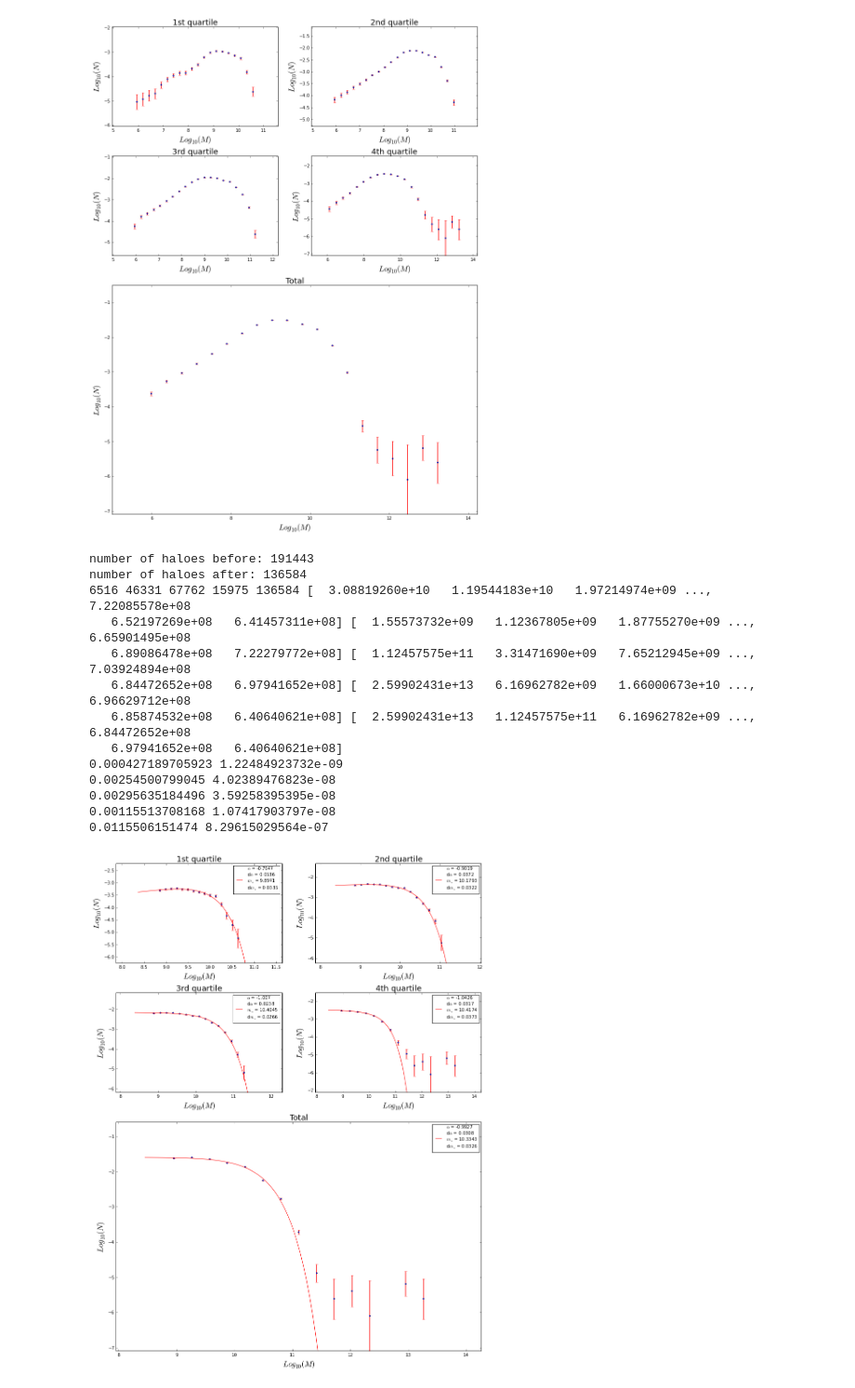
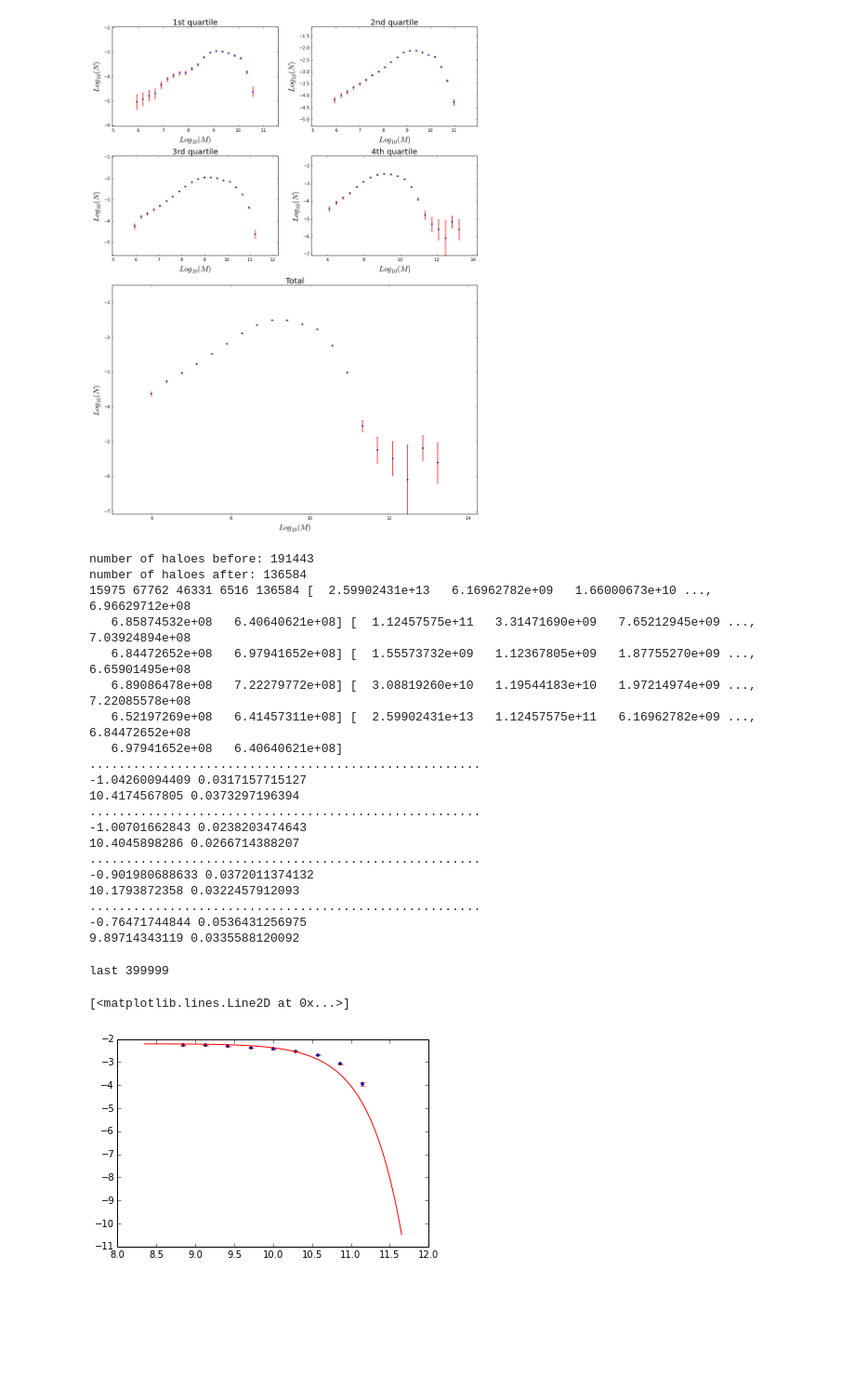
Before and after one commit to jdprada1760/Cornell_Summer, a Jupyter notebook: Illustris_Run/Code/Illustris quartiles.ipynb, the cells around one changed output. Shown at 93% size. Saved outputs shown, nothing was run; the diff lists cells and outputs as text; code cells hidden in the pictures; blank space fills up the shorter version.

```diff
--- a/Illustris_Run/Code/Illustris quartiles.ipynb
+++ b/Illustris_Run/Code/Illustris quartiles.ipynb
@@ -278,19 +376,25 @@ number of haloes after: 191443
 # %%
 loadTweb("../data/twEnv/Tweb1.csv",3.0,1,10**(8.8))
 #histo(15)
-SchtrGraph(15)
+alph,dalph,ms,dms = SchtrGraph2(15)
 # %% [output]
 number of haloes before: 191443
 number of haloes after: 136584
-6516 46331 67762 15975 136584 [  3.08819260e+10   1.19544183e+10   1.97214974e+09 ...,   7.22085578e+08
-   6.52197269e+08   6.41457311e+08] [  1.55573732e+09   1.12367805e+09   1.87755270e+09 ...,   6.65901495e+08
-   6.89086478e+08   7.22279772e+08] [  1.12457575e+11   3.31471690e+09   7.65212945e+09 ...,   7.03924894e+08
-   6.84472652e+08   6.97941652e+08] [  2.59902431e+13   6.16962782e+09   1.66000673e+10 ...,   6.96629712e+08
-   6.85874532e+08   6.40640621e+08] [  2.59902431e+13   1.12457575e+11   6.16962782e+09 ...,   6.84472652e+08
+15975 67762 46331 6516 136584 [  2.59902431e+13   6.16962782e+09   1.66000673e+10 ...,   6.96629712e+08
+   6.85874532e+08   6.40640621e+08] [  1.12457575e+11   3.31471690e+09   7.65212945e+09 ...,   7.03924894e+08
+   6.84472652e+08   6.97941652e+08] [  1.55573732e+09   1.12367805e+09   1.87755270e+09 ...,   6.65901495e+08
+   6.89086478e+08   7.22279772e+08] [  3.08819260e+10   1.19544183e+10   1.97214974e+09 ...,   7.22085578e+08
+   6.52197269e+08   6.41457311e+08] [  2.59902431e+13   1.12457575e+11   6.16962782e+09 ...,   6.84472652e+08
    6.97941652e+08   6.40640621e+08]
-0.000427189705923 1.22484923732e-09
-0.00254500799045 4.02389476823e-08
-0.00295635184496 3.59258395395e-08
-0.00115513708168 1.07417903797e-08
-0.0115506151474 8.29615029564e-07
+......................................................
+-1.04260094409 0.0317157715127
+10.4174567805 0.0373297196394
+......................................................
+-1.00701662843 0.0238203474643
+10.4045898286 0.0266714388207
+......................................................
+-0.901980688633 0.0372011374132
+10.1793872358 0.0322457912093
+......................................................
+-0.76471744844 0.0536431256975
+9.89714343119 0.0335588120092
-[figure, removed]
@@ -296,0 +463,20 @@ number of haloes after: 136584
+# %%
+tmp = histog(log10(q1),15)
+tmp = [tmp[0][where(tmp[1]!=0)][:-5],tmp[1][where(tmp[1]!=0)][:-5]]
+#print tmp
+logm = linspace(amin(tmp[0])-0.5,amax(tmp[0])+0.5, 100)
+#initial guess and steps width
+p0 = array([0.02,-1.,10.])
+sigma = array([0.002,0.001,0.01])
+var,lk = MCMC(400000,p0,sigma,tmp,SchechterMC)
+ft = var[argmax(lk)]
+
+errorbar( tmp[0], log10(tmp[1]), yerr = sqrt(vol*tmp[1])/(vol*tmp[1]), fmt='o', ecolor = 'r', c = 'b', markersize=3,elinewidth=1.5)
+m = 5
+plot(logm, log10(SchechterMC(logm,ft) ),'r',
+     label = r"$\alpha$ = " + str(truncate(ft[1],m)) +"\n" + r"d$\alpha$ = " +"\n"
+     + r"$m_\ast$ = " + str(truncate(ft[2],m))  +"\n" + r"d$m_\ast$ = ")
+# %% [output]
+last 399999
+[<matplotlib.lines.Line2D at 0x...>]
+[figure, added]
```
Also changed, not shown: parts of 13 cells of this notebook, 1 other file.
